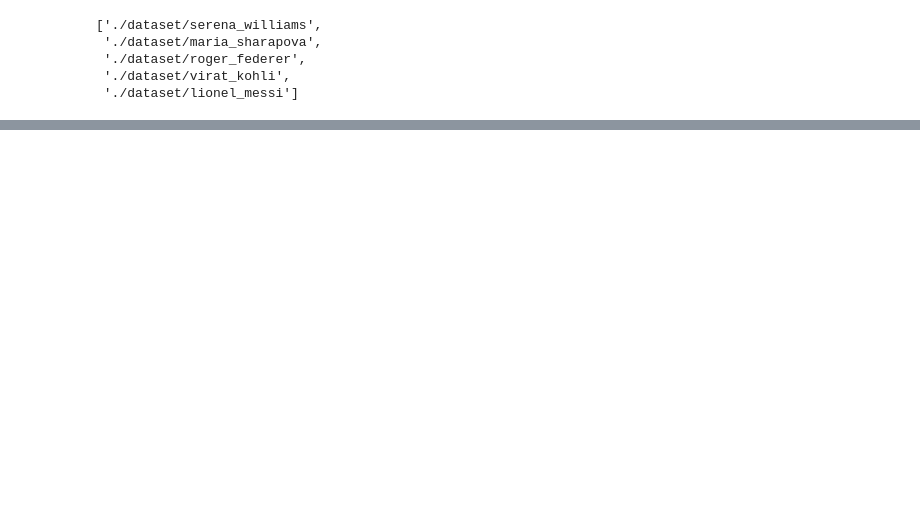
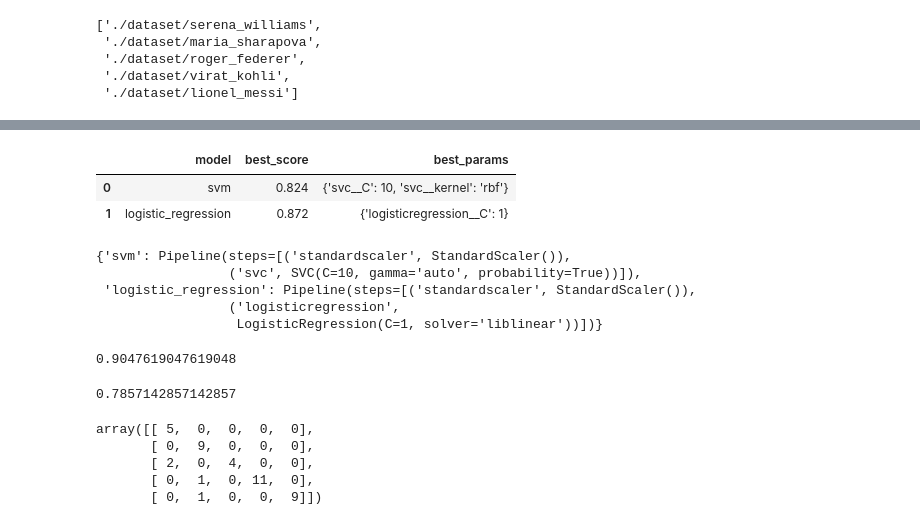
Before and after one commit to choton654/tenserflow-deep-learning, a Jupyter notebook: sikitlearn/image_classification/model/sports_person_clf_model.ipynb, the cells around one changed output, grey strips where cells are left out. Drawn from its saved outputs; the diff is of its cells as text; code cells hidden in the pictures; blank space fills up the shorter version.

```diff
--- a/sikitlearn/image_classification/model/sports_person_clf_model.ipynb
+++ b/sikitlearn/image_classification/model/sports_person_clf_model.ipynb
@@ -173,0 +285,3 @@ generating cropped image ./dataset/cropped/lionel_messi
+# %%
+X = np.array(X).reshape(len(X),4096).astype(float)
+X.shape
@@ -173,0 +331,61 @@ generating cropped image ./dataset/cropped/lionel_messi
+# %%
+model_params = {
+    "svm": {
+        "model": SVC(gamma='auto', probability=True),
+        "params": {
+            "svc__C": [1, 10, 100, 1000],
+            "svc__kernel": ['rbf', 'linear']
+        }
+    },
+    # "random_forest": {
+    #     "model": RandomForestClassifier(),
+    #     "params": {
+    #         "randomForestclassifier__n_estimators": [1, 5, 10]
+    #     }
+    # },
+    "logistic_regression": {
+        "model": LogisticRegression(solver='liblinear', multi_class='auto'),
+        "params": {
+            "logisticregression__C": [1, 5, 10]
+        }
+    }
+}
+# %%
+import pandas as pd
+scores = []
+best_estimators = {}
+for key, value in model_params.items():
+    pipe = make_pipeline(StandardScaler(), value['model'])
+    # pipe = Pipeline([('scaler', StandardScaler()),
+    #                  (key, value['model'])])
+    clf = GridSearchCV(pipe, value['params'], cv=5, return_train_score=False)
+    clf.fit(X_train, y_train)
+    scores.append({
+        "model": key,
+        "best_score": clf.best_score_,
+        "best_params": clf.best_params_
+    })
+    best_estimators[key] = clf.best_estimator_
+
+df = pd.DataFrame(scores, columns=['model', 'best_score', 'best_params'])
+df
+# %% [output]
+|  | model | best_score | best_params |
+| 0 | svm | 0.824 | {'svc__C': 10, 'svc__kernel': 'rbf'} |
+| 1 | logistic_regression | 0.872 | {'logisticregression__C': 1} |
+# %%
+best_estimators
+# %% [output]
+{'svm': Pipeline(steps=[('standardscaler', StandardScaler()),
+                 ('svc', SVC(C=10, gamma='auto', probability=True))]),
+ 'logistic_regression': Pipeline(steps=[('standardscaler', StandardScaler()),
+                 ('logisticregression',
+                  LogisticRegression(C=1, solver='liblinear'))])}
+# %%
+best_estimators['logistic_regression'].score(X_test, y_test)
+# %% [output]
+0.9047619047619048
+# %%
+best_estimators['svm'].score(X_test, y_test)
+# %% [output]
+0.7857142857142857
@@ -173,0 +394,12 @@ generating cropped image ./dataset/cropped/lionel_messi
+# %%
+from sklearn.metrics import confusion_matrix
+
+y_preds = best_clf.predict(X_test)
+cm = confusion_matrix(y_test, y_preds)
+cm
+# %% [output]
+array([[ 5,  0,  0,  0,  0],
+       [ 0,  9,  0,  0,  0],
+       [ 2,  0,  4,  0,  0],
+       [ 0,  1,  0, 11,  0],
+       [ 0,  1,  0,  0,  9]])
```
Also changed, not shown: parts of 24 cells of this notebook, 2 other files.
